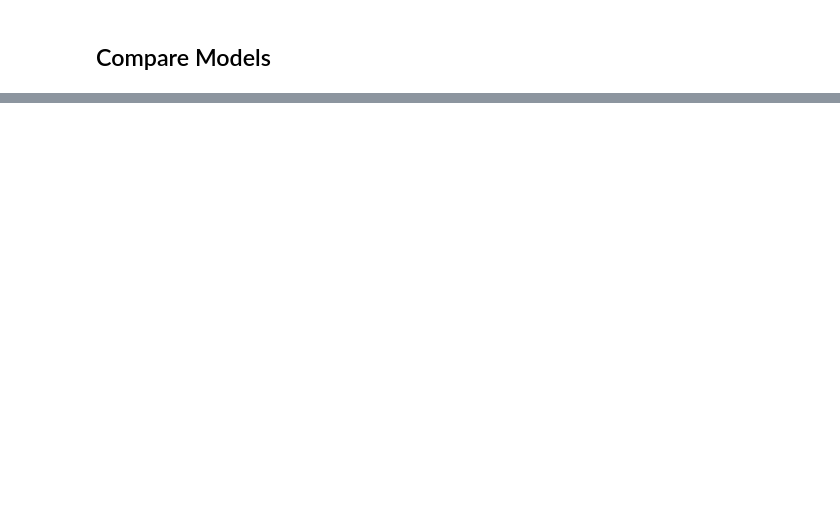
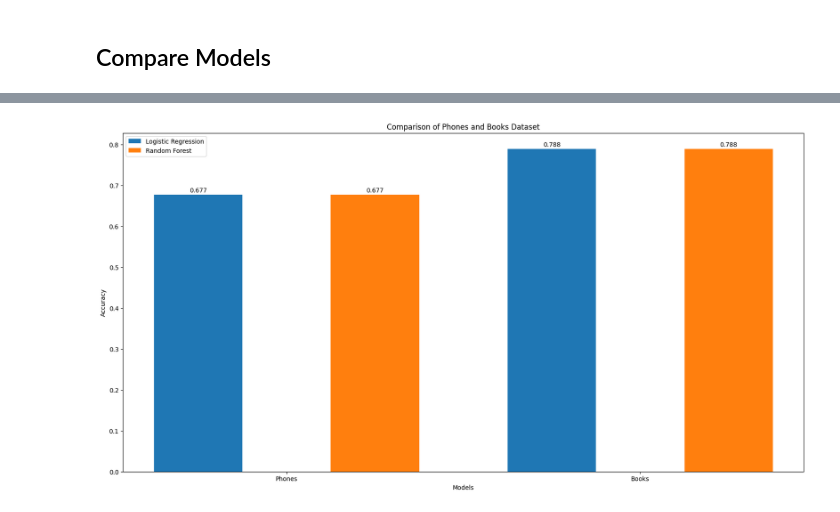
Before and after one commit to bakenq/ASAI, a Jupyter notebook: Notebooks/Books_LR_RF.ipynb, the cells around one changed output, grey strips where cells are left out. Cells and saved outputs as stored; diff of their text form; code cells hidden in the pictures; blank space fills up the shorter version.

```diff
--- a/Notebooks/Books_LR_RF.ipynb
+++ b/Notebooks/Books_LR_RF.ipynb
@@ -95,7 +95,7 @@ len(x_train) , len(x_val)
 x_train = x_train.replace(np.nan, '', regex=True)
 
 # Feature extraction
-vec = TfidfVectorizer()
+vec = TfidfVectorizer(max_features=6000) # ca 10% von Datensatz Phones
 vec.fit(x_train)
 print("No. of feature words: ", len(vec.get_feature_names_out()))
 # %% [output]
@@ -195,0 +224,40 @@ plt.show()
+# %%
+## Comparison of validation accuracy to smaller Dataset
+
+lr_phones_books=[0.677,val_acc1]
+rf_phones_books=[0.677,val_acc2]
+
+models = ['Phones','Books']
+
+x = np.arange(len(models))
+
+width = 0.25
+
+fig, ax = plt.subplots(figsize=(20, 10))
+
+rects1 = ax.bar(x - width, lr_phones_books, width, label='Logistic Regression')
+
+rects2 = ax.bar(x + width, rf_phones_books, width, label='Random Forest')
+
+ax.set_xlabel('Models')
+ax.set_ylabel('Accuracy')
+ax.set_title('Comparison of Phones and Books Dataset')
+ax.set_xticks(x)
+ax.set_xticklabels(models)
+ax.legend()
+
+def autolabel(rects):
+    for rect in rects:
+        height = rect.get_height()
+        ax.annotate('{:.3f}'.format(height),
+                    xy=(rect.get_x() + rect.get_width() / 2, height),
+                    xytext=(0, 2),
+                    textcoords="offset points",
+                    ha='center', va='bottom')
+
+autolabel(rects1)
+autolabel(rects2)
+
+plt.show()
+# %% [output]
+[figure, added]
```
Also changed, not shown: parts of 8 cells of this notebook, 5 other files.
